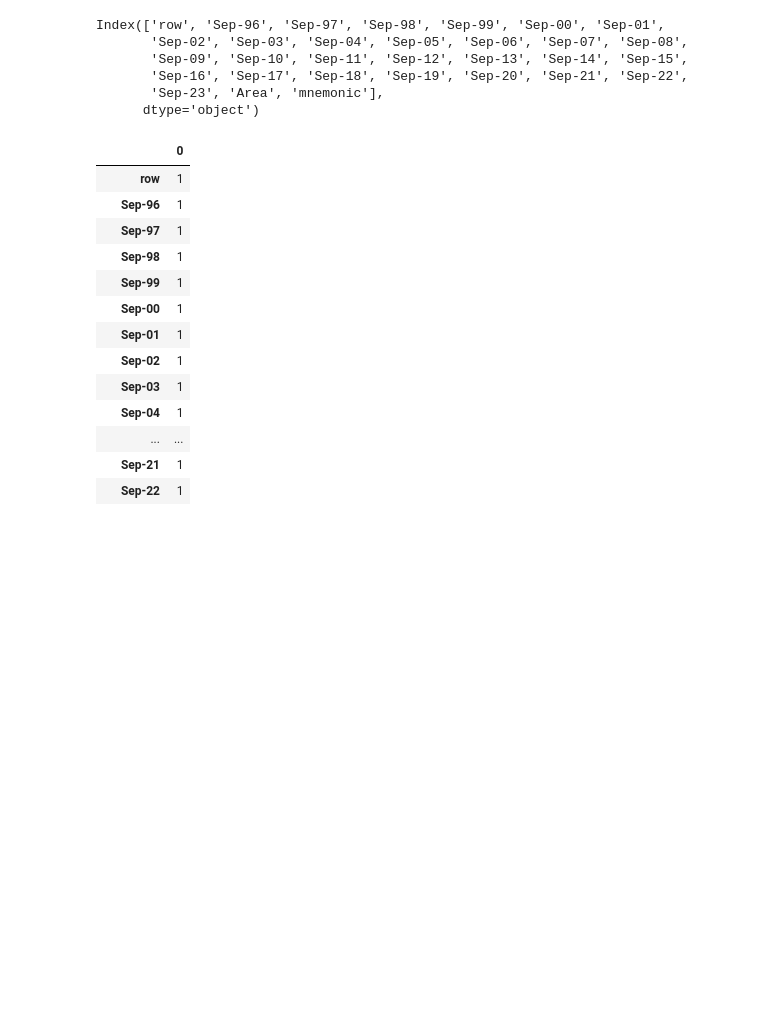
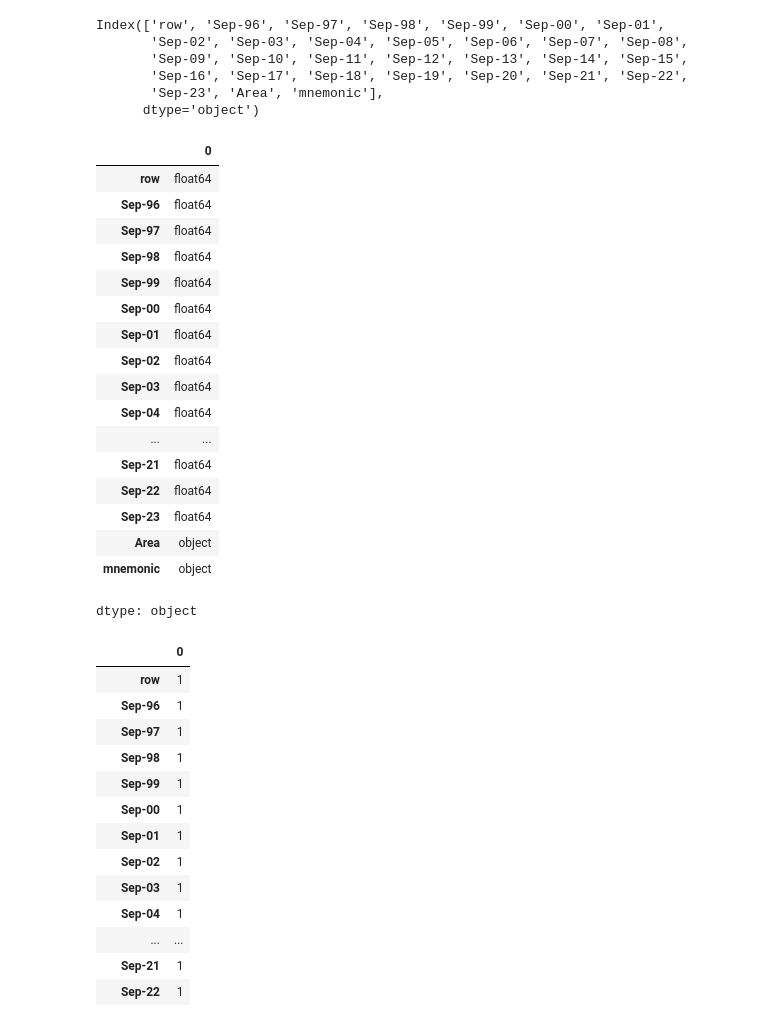
Before and after one commit to ClaudiaTurner/GEOG5990M, a Jupyter notebook: Final_Project_Python_GEOG5990M.ipynb, the cells around one changed output. Drawn from its saved outputs; the diff is of its cells as text; code cells hidden in the pictures; blank space fills up the shorter version.

```diff
--- a/Final_Project_Python_GEOG5990M.ipynb
+++ b/Final_Project_Python_GEOG5990M.ipynb
@@ -52,6 +52,27 @@ Index(['row', 'Sep-96', 'Sep-97', 'Sep-98', 'Sep-99', 'Sep-00', 'Sep-01',
        'Sep-16', 'Sep-17', 'Sep-18', 'Sep-19', 'Sep-20', 'Sep-21', 'Sep-22',
        'Sep-23', 'Area', 'mnemonic'],
       dtype='object')
+# %%
+Sales_England.dtypes
+# %% [output]
+|  | 0 |
+| row | float64 |
+| Sep-96 | float64 |
+| Sep-97 | float64 |
+| Sep-98 | float64 |
+| Sep-99 | float64 |
+| Sep-00 | float64 |
+| Sep-01 | float64 |
+| Sep-02 | float64 |
+| Sep-03 | float64 |
+| Sep-04 | float64 |
+| ... | ... |
+| Sep-21 | float64 |
+| Sep-22 | float64 |
+| Sep-23 | float64 |
+| Area | object |
+| mnemonic | object |
+dtype: object
 # %%
 # Search for null values
 # Explain why we have null values
```
Also changed, not shown: parts of 3 cells of this notebook.
